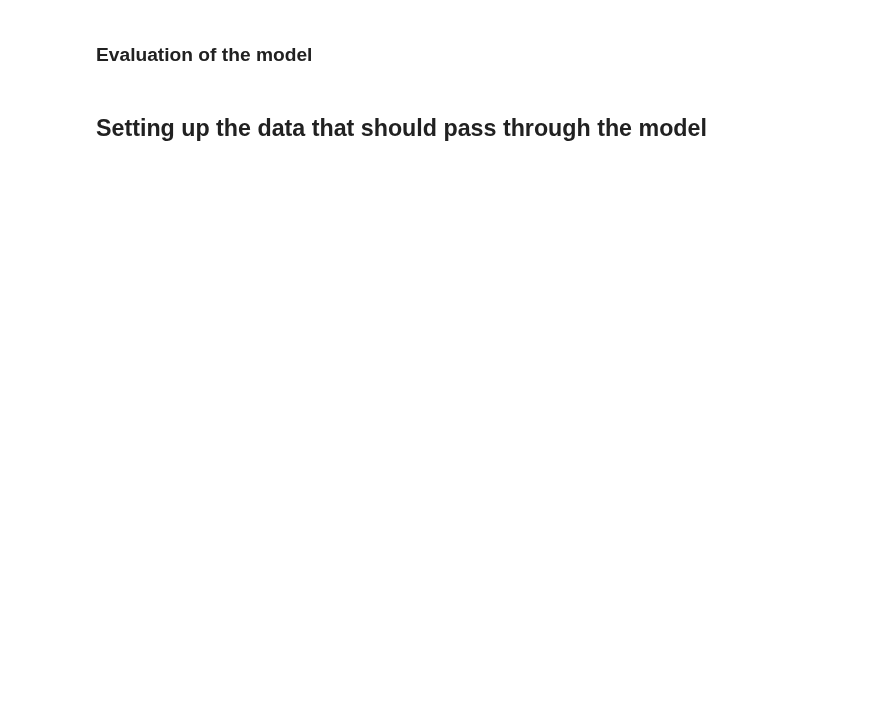
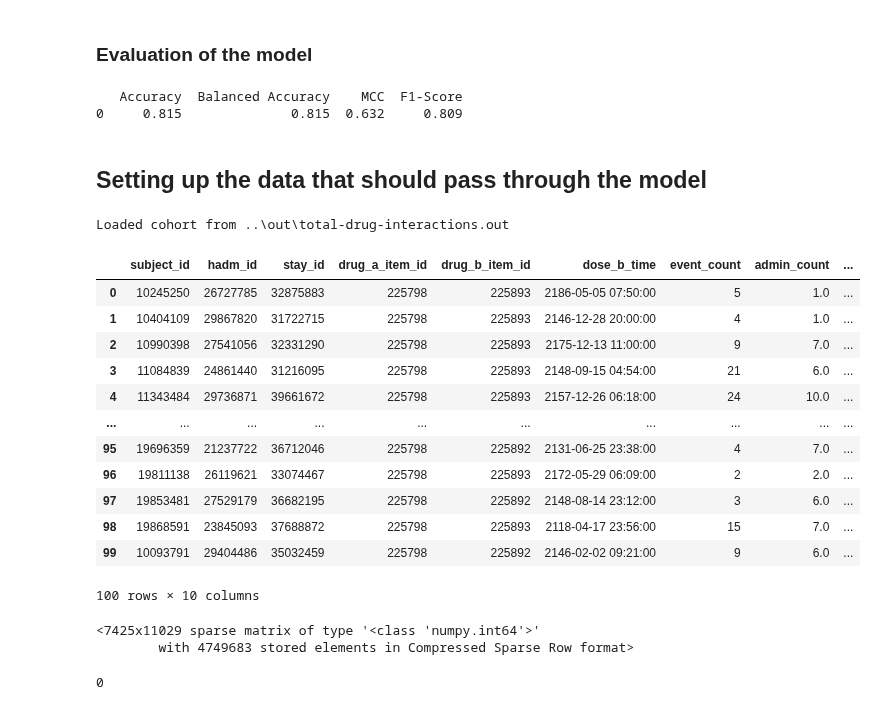
Before and after one commit to stevelan/UniMLHealth-GroupProject, a Jupyter notebook: notebooks/01b-nlp-cohort-filtration.ipynb, the cells around one changed output. Cells and saved outputs as stored; diff of their text form; code cells hidden in the pictures; blank space fills up the shorter version.

```diff
--- a/notebooks/01b-nlp-cohort-filtration.ipynb
+++ b/notebooks/01b-nlp-cohort-filtration.ipynb
@@ -199,14 +199,15 @@ test_vectors = count_vectorizer.transform(test["Sentence"])
 * Random Forest [Classifier](https://scikit-learn.org/stable/modules/generated/sklearn.ensemble.RandomForestClassifier.html) applying [GridSearchCV](https://scikit-learn.org/stable/modules/generated/sklearn.model_selection.GridSearchCV.html) to find the best set of parameters.
 # %%
 #Initialise the Random Forest Classifier
-rfc = RandomForestClassifier(random_state=0) #used to get same output when reiterating the process
+rfc = RandomForestClassifier(random_state=0, verbose=True) #used to get same output when reiterating the process
 
 param_grid = {
-    'n_estimators': [500, 700, 1000],
-    'max_features': ['auto', 'sqrt', 'log2'],
-    'max_depth' : [4,5,6,7,8],
-    'criterion' :['gini', 'entropy', 'log_loss'] #all it can be
+    'n_estimators': [900, 1000, 1100],
+    'max_features': ['log2'],
+    'max_depth' : [7,8,9],
+    'criterion' :['entropy'] #all it can be
 }
+
 
 #Call the GridSearchCV function to analyse each possible combination of parameters
 #split training data into 5 folds, train with 4 validate with the 5th, change the training 4
@@ -244,31 +282,54 @@ f1_rfc = float(round(metrics.f1_score(test["ADE"], test["new_prediction"]),3))
 results_rfc = {'Accuracy' : [acc_rfc], 'Balanced Accuracy' : [bacc_rfc], 'MCC' : [mcc_rfc], 'F1-Score' : [f1_rfc]}
 rfc_results = pd.DataFrame.from_dict(data = results_rfc, orient='columns')
 print(rfc_results)
+# %% [output]
+   Accuracy  Balanced Accuracy    MCC  F1-Score
+0     0.815              0.815  0.632     0.809
 # %% [markdown]
 ## Setting up the data that should pass through the model
 # %%
 from detectdd.serializer import Serializer
 from detectdd.auth_bigquery import BigQueryClient
 serializer = Serializer()
 total_drug_interactions = serializer.read_total_drug_interactions()
 #dropping duplicate rows based on hadm_id and subject_id
 df_unique_rows = total_drug_interactions.drop_duplicates(subset=['hadm_id', 'subject_id'])
 
 #reaching the clinical notes, it's one clinical note per hadm_id
-clinical_notes_path = '../data/nlp_model_training/clinical-notes-filtered.csv'
+clinical_notes_path = '../out/clinical-notes-filtered.csv'
 discharge_df = pd.read_csv(clinical_notes_path)
 
 clinical_notes_df = discharge_df[['subject_id', 'hadm_id', 'text']]
 
 cohort_for_nlp = pd.merge(df_unique_rows, clinical_notes_df, on=['subject_id', 'hadm_id'], how='inner') #does this cohort have the same number of rows as df_unique_rows?
 
 cohort_with_nlp = cohort_for_nlp.copy()
 text_vectors = count_vectorizer.transform(cohort_with_nlp.text)
 cohort_with_nlp['nlp_result'] = rfc.predict(text_vectors)
 cohort_with_nlp.head(100)
+# %% [output]
+Loaded cohort from ..\out\total-drug-interactions.out
+|  | subject_id | hadm_id | stay_id | drug_a_item_id | drug_b_item_id | dose_b_time | event_count | admin_count | ... |
+| 0 | 10245250 | 26727785 | 32875883 | 225798 | 225893 | 2186-05-05 07:50:00 | 5 | 1.0 | ... |
+| 1 | 10404109 | 29867820 | 31722715 | 225798 | 225893 | 2146-12-28 20:00:00 | 4 | 1.0 | ... |
+| 2 | 10990398 | 27541056 | 32331290 | 225798 | 225893 | 2175-12-13 11:00:00 | 9 | 7.0 | ... |
+| 3 | 11084839 | 24861440 | 31216095 | 225798 | 225893 | 2148-09-15 04:54:00 | 21 | 6.0 | ... |
+| 4 | 11343484 | 29736871 | 39661672 | 225798 | 225893 | 2157-12-26 06:18:00 | 24 | 10.0 | ... |
+| ... | ... | ... | ... | ... | ... | ... | ... | ... | ... |
+| 95 | 19696359 | 21237722 | 36712046 | 225798 | 225892 | 2131-06-25 23:38:00 | 4 | 7.0 | ... |
+| 96 | 19811138 | 26119621 | 33074467 | 225798 | 225893 | 2172-05-29 06:09:00 | 2 | 2.0 | ... |
+| 97 | 19853481 | 27529179 | 36682195 | 225798 | 225892 | 2148-08-14 23:12:00 | 3 | 6.0 | ... |
+| 98 | 19868591 | 23845093 | 37688872 | 225798 | 225893 | 2118-04-17 23:56:00 | 15 | 7.0 | ... |
+| 99 | 10093791 | 29404486 | 35032459 | 225798 | 225892 | 2146-02-02 09:21:00 | 9 | 6.0 | ... |
+100 rows × 10 columns
 # %%
 text_vectors
+# %% [output]
+<7425x11029 sparse matrix of type '<class 'numpy.int64'>'
+        with 4749683 stored elements in Compressed Sparse Row format>
 # %%
 sum(cohort_with_nlp['nlp_result'])
+# %% [output]
+0
 # %%
 discharge_df.head()
```
Also changed, not shown: parts of 5 cells of this notebook, 18 other files.
